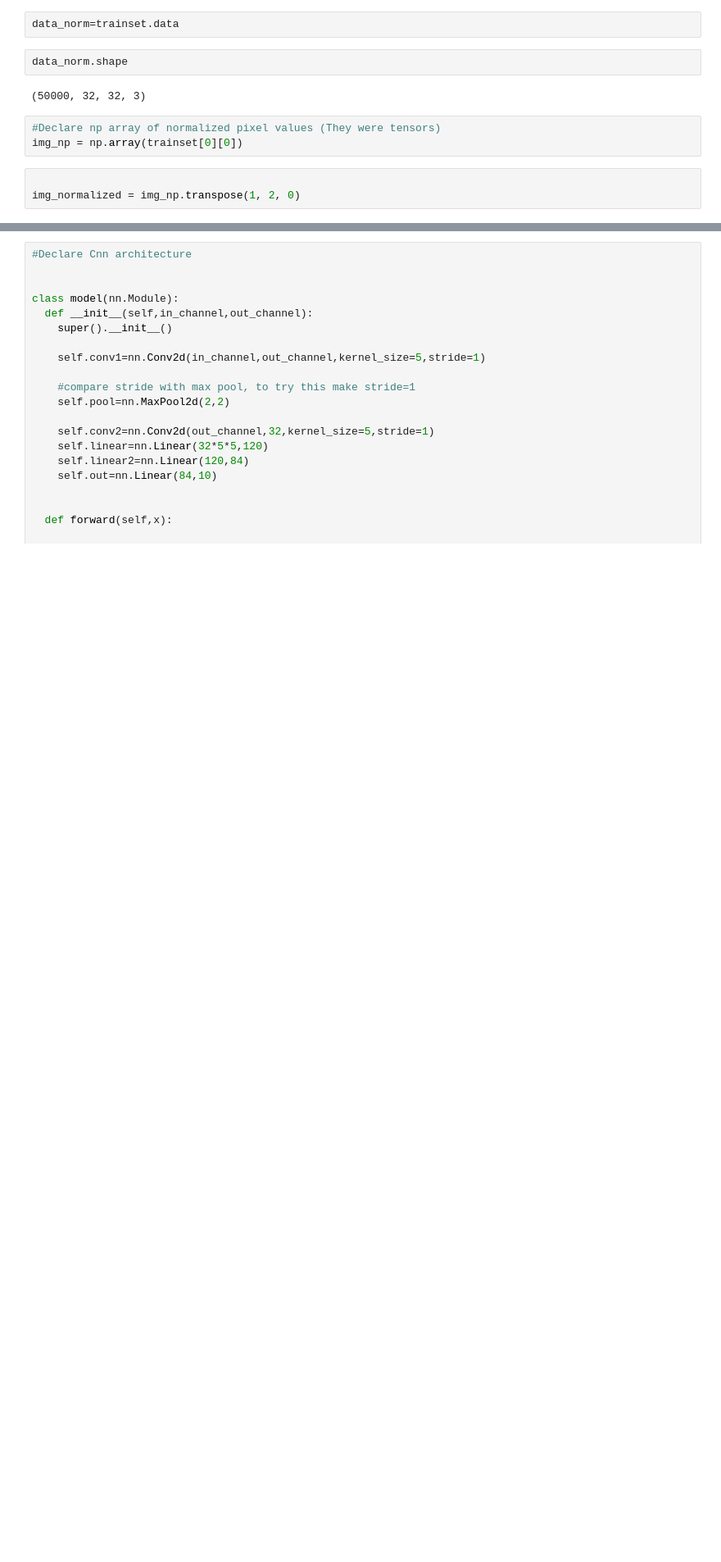
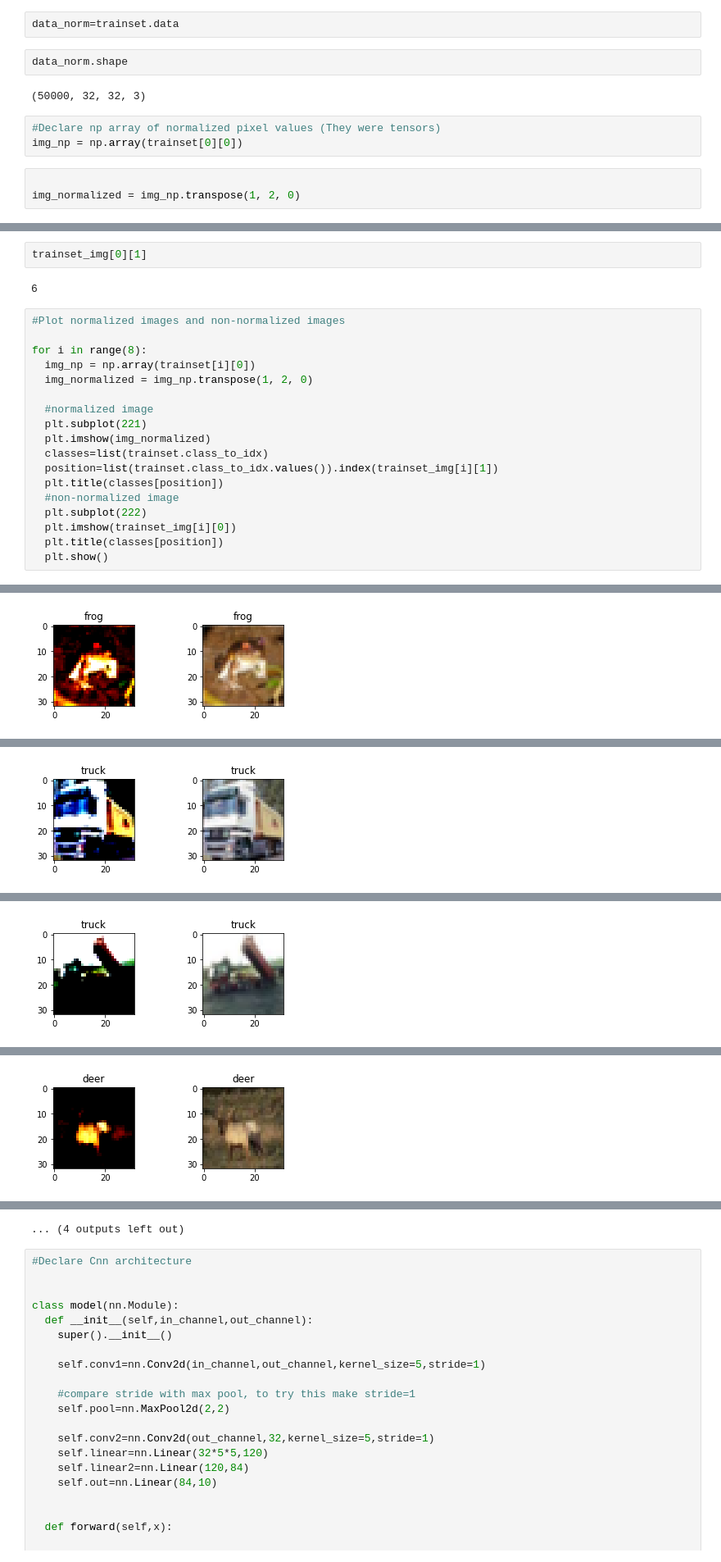
Before and after one commit to Chimamuelo/Simple-Cnn-Pytorch, a Jupyter notebook: simple_cnn.ipynb, the cells around one changed output, grey strips where cells are left out. Shown at 82% size. Cells and saved outputs as stored; diff of their text form; blank space fills up the shorter version.

```diff
--- a/simple_cnn.ipynb
+++ b/simple_cnn.ipynb
@@ -112,0 +101,23 @@ WARNING:matplotlib.image:Clipping input data to the valid range for imshow with
+# %%
+trainset_img[0][1]
+# %% [output]
+6
+# %%
+#Plot normalized images and non-normalized images
+
+for i in range(8):
+  img_np = np.array(trainset[i][0])
+  img_normalized = img_np.transpose(1, 2, 0)
+
+  #normalized image
+  plt.subplot(221)
+  plt.imshow(img_normalized)
+  classes=list(trainset.class_to_idx)
+  position=list(trainset.class_to_idx.values()).index(trainset_img[i][1])
+  plt.title(classes[position])
+  #non-normalized image
+  plt.subplot(222)
+  plt.imshow(trainset_img[i][0])
+  plt.title(classes[position])
+  plt.show()
+# %% [output]
@@ -112,0 +125 @@ WARNING:matplotlib.image:Clipping input data to the valid range for imshow with
+[figure, added]
@@ -112,0 +127 @@ WARNING:matplotlib.image:Clipping input data to the valid range for imshow with
+[figure, added]
@@ -112,0 +129 @@ WARNING:matplotlib.image:Clipping input data to the valid range for imshow with
+[figure, added]
@@ -112,0 +131 @@ WARNING:matplotlib.image:Clipping input data to the valid range for imshow with
+[figure, added]
@@ -113,3 +136,4 @@ WARNING:matplotlib.image:Clipping input data to the valid range for imshow with
+... (4 outputs left out)
 # %%
 #Declare Cnn architecture
 
```
Also changed, not shown: parts of 12 cells of this notebook.
